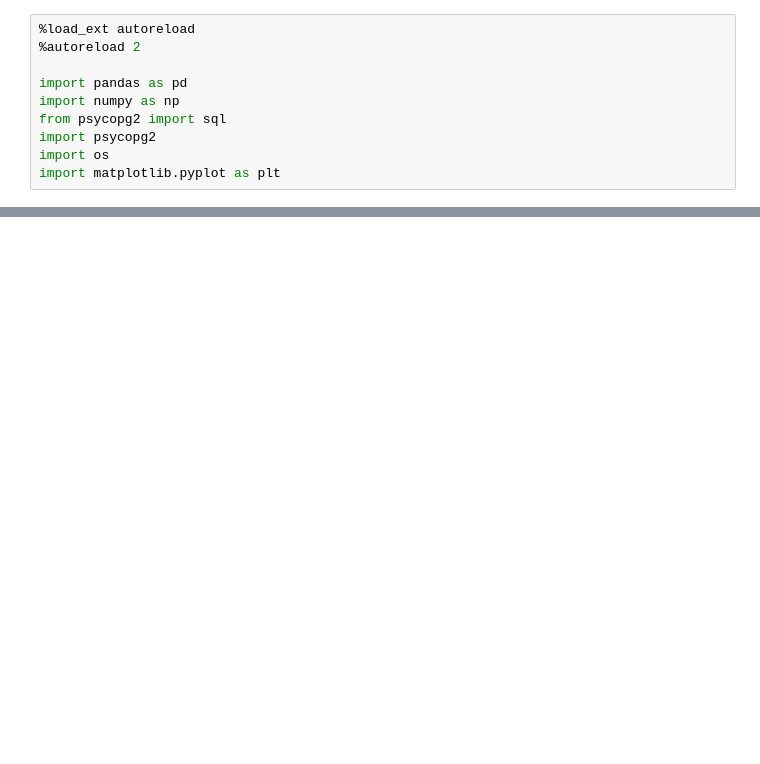
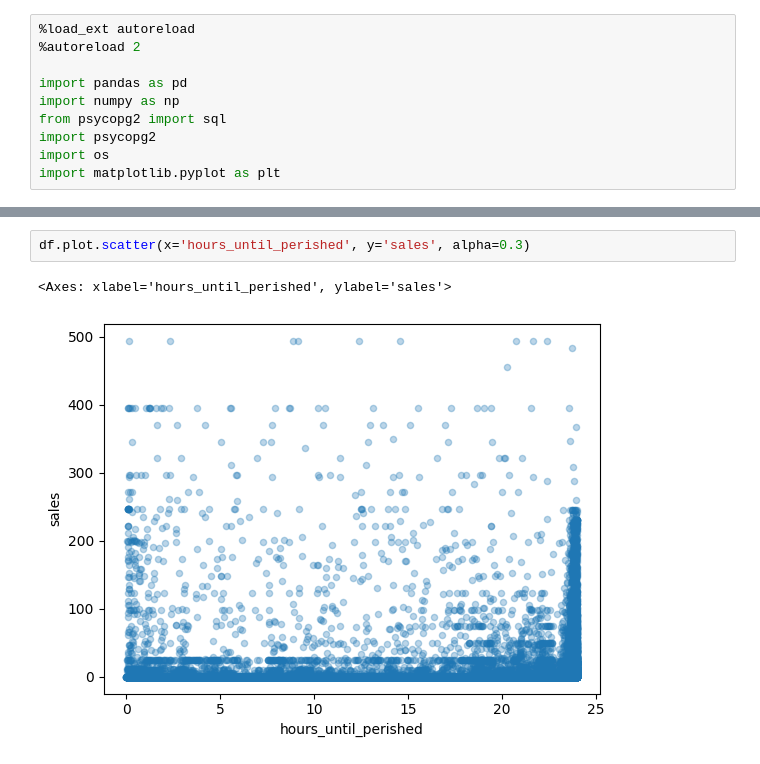
Before and after one commit to attiamani98/praice, a Jupyter notebook: fastapi/eda.ipynb, the cells around one changed output, grey strips where cells are left out. Saved outputs shown, nothing was run; the diff lists cells and outputs as text; blank space fills up the shorter version.

```diff
--- a/fastapi/eda.ipynb
+++ b/fastapi/eda.ipynb
@@ -96,0 +24,5 @@ plot_total_sales(df)
+# %%
+df.plot.scatter(x='hours_until_perished', y='sales', alpha=0.3)
+# %% [output]
+<Axes: xlabel='hours_until_perished', ylabel='sales'>
+[figure, added]
```
Also changed, not shown: parts of 5 cells of this notebook, 2 other files.
